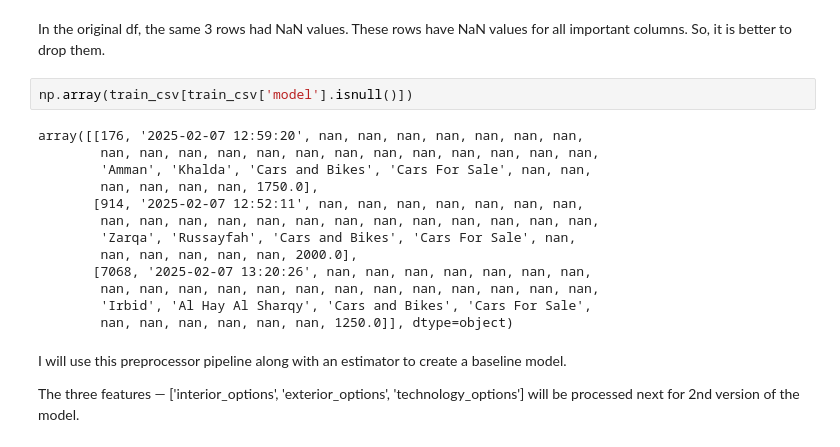
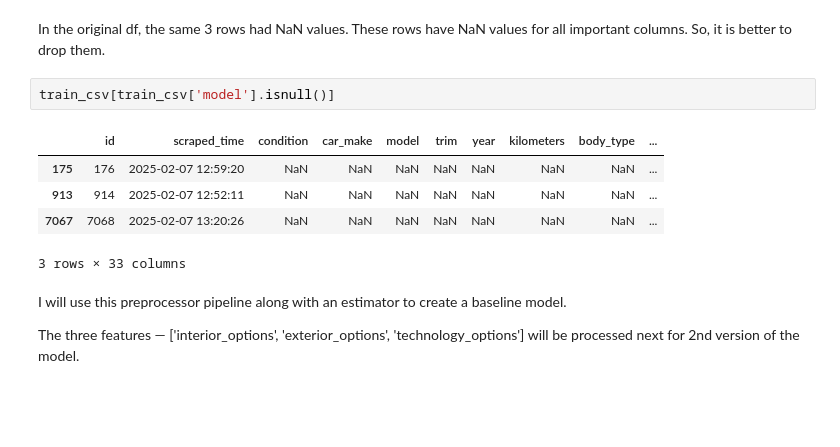
Before and after one commit to abhaykukade/Car-Price-Prediction, a Jupyter notebook: eda.ipynb, the cells around one changed output. Cells and saved outputs as stored; diff of their text form; blank space fills up the shorter version.

```diff
--- a/eda.ipynb
+++ b/eda.ipynb
@@ -978,21 +978,14 @@ processed_df[processed_df.isnull().sum(axis=1) > 0]
 3 rows × 24 columns
 # %% [markdown]
 In the original df, the same 3 rows had NaN values. These rows have NaN values for all important columns. So, it is better to drop them.
-# %%
-np.array(train_csv[train_csv['model'].isnull()])
-# %% [output]
-array([[176, '2025-02-07 12:59:20', nan, nan, nan, nan, nan, nan, nan,
-        nan, nan, nan, nan, nan, nan, nan, nan, nan, nan, nan, nan, nan,
-        'Amman', 'Khalda', 'Cars and Bikes', 'Cars For Sale', nan, nan,
-        nan, nan, nan, nan, 1750.0],
-       [914, '2025-02-07 12:52:11', nan, nan, nan, nan, nan, nan, nan,
-        nan, nan, nan, nan, nan, nan, nan, nan, nan, nan, nan, nan, nan,
-        'Zarqa', 'Russayfah', 'Cars and Bikes', 'Cars For Sale', nan,
-        nan, nan, nan, nan, nan, 2000.0],
-       [7068, '2025-02-07 13:20:26', nan, nan, nan, nan, nan, nan, nan,
-        nan, nan, nan, nan, nan, nan, nan, nan, nan, nan, nan, nan, nan,
-        'Irbid', 'Al Hay Al Sharqy', 'Cars and Bikes', 'Cars For Sale',
-        nan, nan, nan, nan, nan, nan, 1250.0]], dtype=object)
+# %%
+train_csv[train_csv['model'].isnull()]
+# %% [output]
+|  | id | scraped_time | condition | car_make | model | trim | year | kilometers | body_type | ... |
+| 175 | 176 | 2025-02-07 12:59:20 | NaN | NaN | NaN | NaN | NaN | NaN | NaN | ... |
+| 913 | 914 | 2025-02-07 12:52:11 | NaN | NaN | NaN | NaN | NaN | NaN | NaN | ... |
+| 7067 | 7068 | 2025-02-07 13:20:26 | NaN | NaN | NaN | NaN | NaN | NaN | NaN | ... |
+3 rows × 33 columns
 # %% [markdown]
 I will use this preprocessor pipeline along with an estimator to create a baseline model.
 
```
Also changed, not shown: 2 other files.
